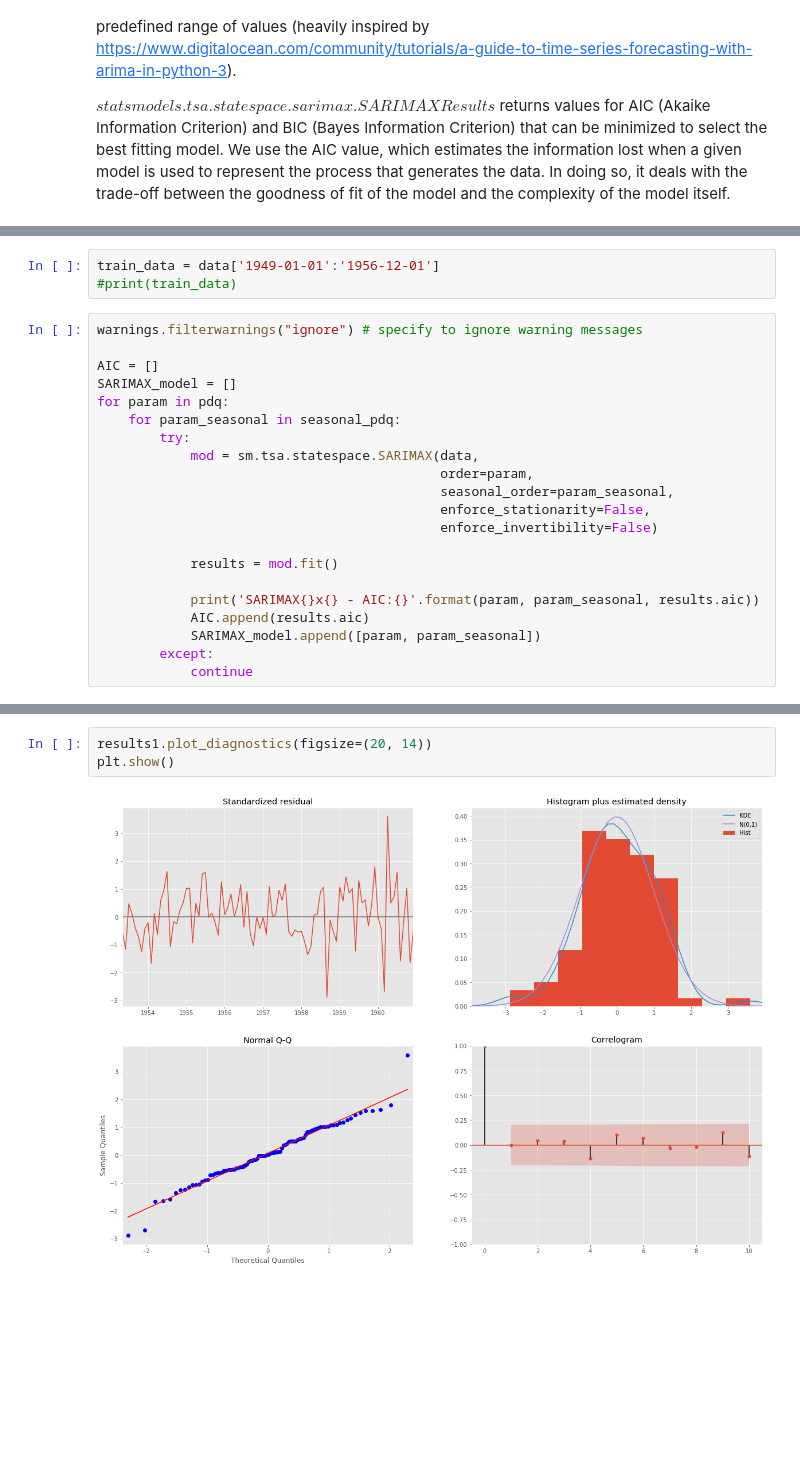
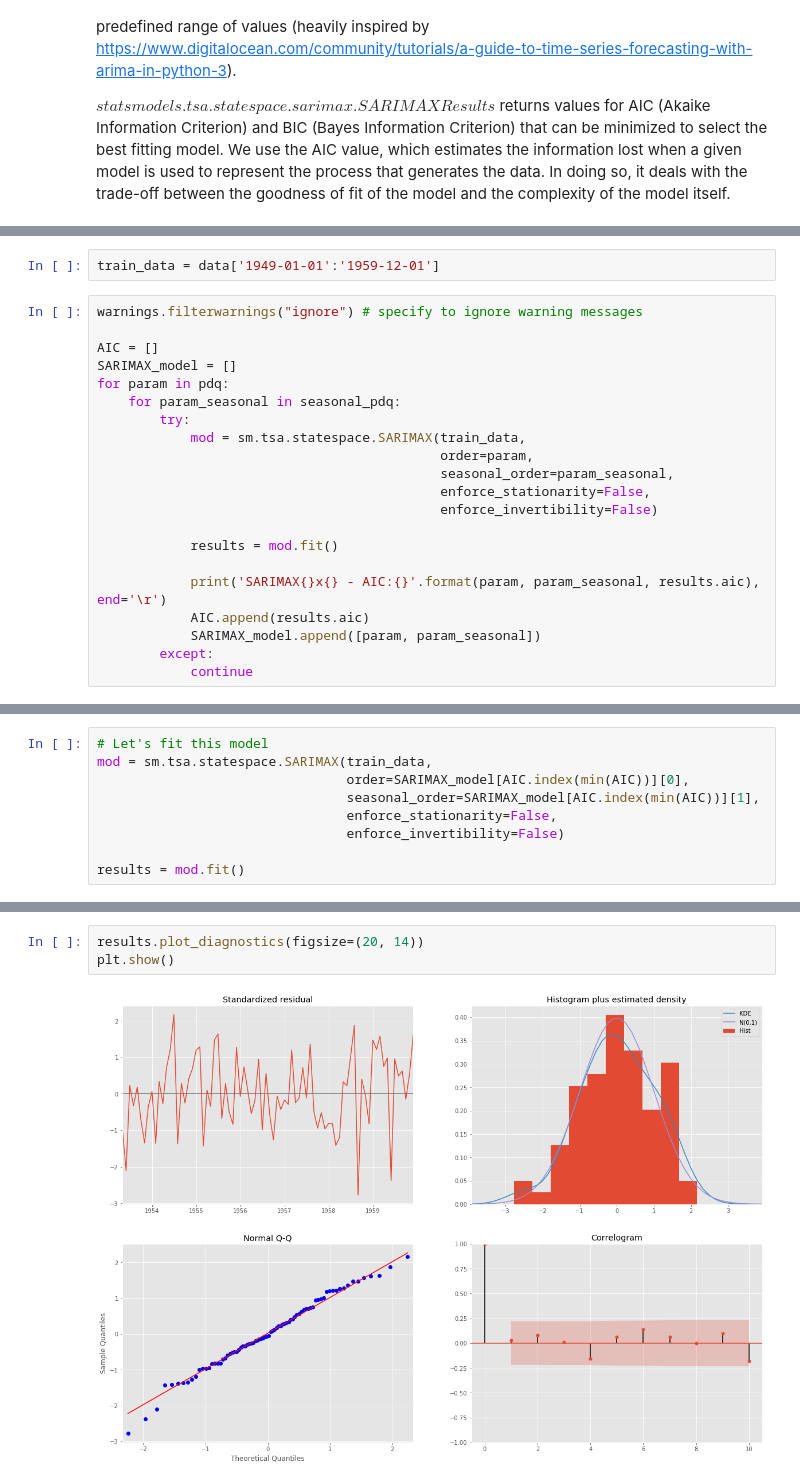
Before and after one commit to gmonaci/ARIMA, a Jupyter notebook: time-series-analysis-ARIMA.ipynb, the cells around one changed output, grey strips where cells are left out. Drawn from its saved outputs; the diff is of its cells as text; blank space fills up the shorter version.

```diff
--- a/time-series-analysis-ARIMA.ipynb
+++ b/time-series-analysis-ARIMA.ipynb
@@ -82,6 +82,5 @@ SARIMAX: (0, 0, 2) x (0, 1, 1, 12)
 # %%
-train_data = data['1949-01-01':'1956-12-01']
-#print(train_data)
+train_data = data['1949-01-01':'1959-12-01']
 # %%
 warnings.filterwarnings("ignore") # specify to ignore warning messages
 
@@ -90,7 +89,7 @@ SARIMAX_model = []
 for param in pdq:
     for param_seasonal in seasonal_pdq:
         try:
-            mod = sm.tsa.statespace.SARIMAX(data,
+            mod = sm.tsa.statespace.SARIMAX(train_data,
                                             order=param,
                                             seasonal_order=param_seasonal,
                                             enforce_stationarity=False,
@@ -98,7 +97,7 @@ for param in pdq:
 
             results = mod.fit()
 
-            print('SARIMAX{}x{} - AIC:{}'.format(param, param_seasonal, results.aic))
+            print('SARIMAX{}x{} - AIC:{}'.format(param, param_seasonal, results.aic), end='\r')
             AIC.append(results.aic)
             SARIMAX_model.append([param, param_seasonal])
         except:
@@ -137,0 +111,9 @@ results1 = mod1.fit()
+# %%
+# Let's fit this model
+mod = sm.tsa.statespace.SARIMAX(train_data,
+                                order=SARIMAX_model[AIC.index(min(AIC))][0],
+                                seasonal_order=SARIMAX_model[AIC.index(min(AIC))][1],
+                                enforce_stationarity=False,
+                                enforce_invertibility=False)
+
+results = mod.fit()
@@ -138,5 +122,5 @@ results1 = mod1.fit()
 # %%
-results1.plot_diagnostics(figsize=(20, 14))
+results.plot_diagnostics(figsize=(20, 14))
 plt.show()
 # %% [output]
-[figure, old version]
+[figure, new version]
```
Also changed, not shown: parts of 22 cells of this notebook.
